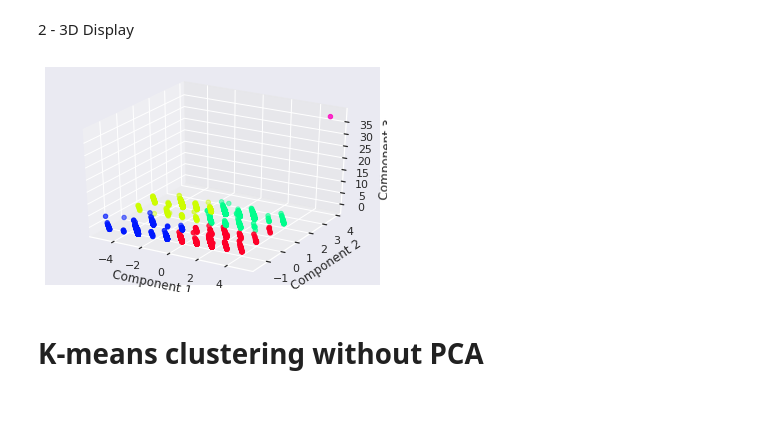
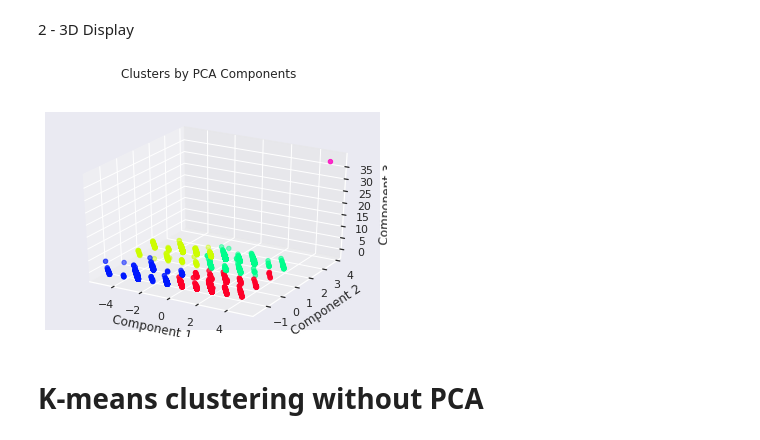
Before and after one commit to truongnc160466/main3, a Jupyter notebook: K_Means_And_PCA.ipynb, the cells around one changed output. Cells and saved outputs as stored; diff of their text form; code cells hidden in the pictures; blank space fills up the shorter version.

```diff
--- a/K_Means_And_PCA.ipynb
+++ b/K_Means_And_PCA.ipynb
@@ -250,18 +252,19 @@ plt.show()
 # %%
 x = df_pca_kmeans['Component 1']
 y = df_pca_kmeans['Component 2']
 z = df_pca_kmeans['Component 3']
 
 fig = plt.figure()
+fig.text(0.3, 1, 'Clusters by PCA Components')
 ax = fig.add_subplot(projection = '3d')
 
 ax.set_xlabel('Component 1')
 ax.set_ylabel('Component 2')
 ax.set_zlabel('Component 3')
 ax.scatter(x, y, z, marker = 'o', c = df_pca_kmeans['Cluster'], cmap = 'gist_rainbow')
 plt.show()
 # %% [output]
-[figure, old version]
+[figure, new version]
 # %% [markdown]
 # K-means clustering without PCA
 # %%
```
Also changed, not shown: parts of 4 cells of this notebook.
